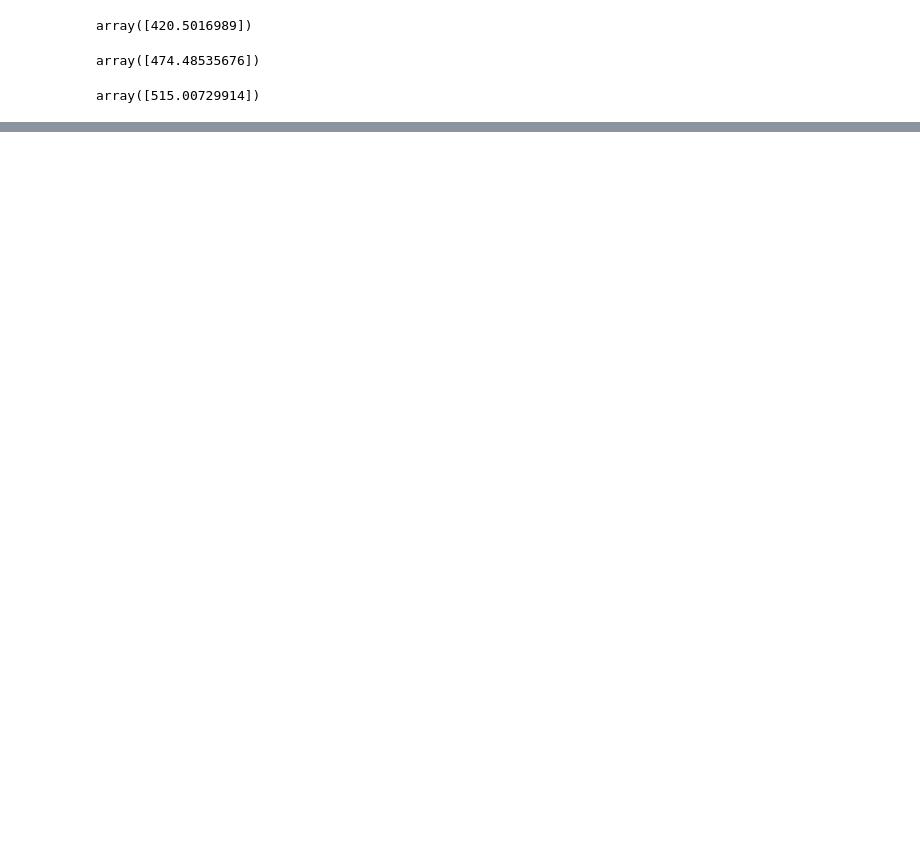
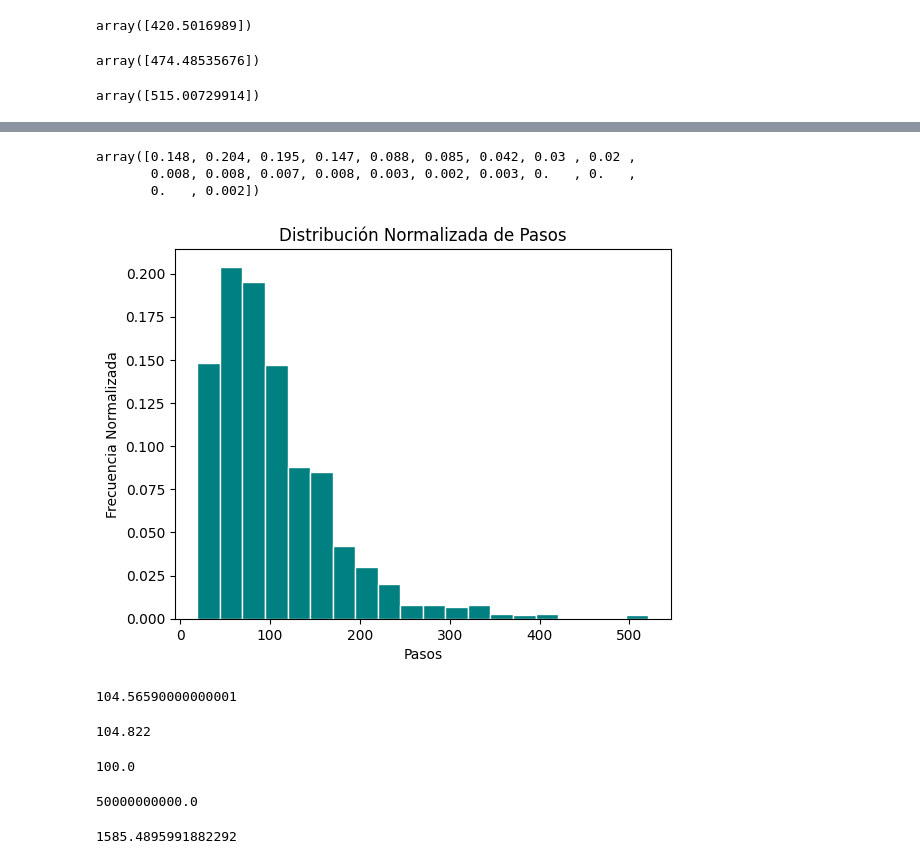
Before and after one commit to JSRV18/Dinosaurio-repository, a Jupyter notebook: Parcial3Dinosaurio.ipynb, the cells around one changed output, grey strips where cells are left out. Saved outputs shown, nothing was run; the diff lists cells and outputs as text; code cells hidden in the pictures; blank space fills up the shorter version.

```diff
--- a/Parcial3Dinosaurio.ipynb
+++ b/Parcial3Dinosaurio.ipynb
@@ -316,0 +487,53 @@ LogPosterior(1000,V)
+# %%
+# b)
+n = 20
+min_pasos, max_pasos = pasos_totales.min(), pasos_totales.max()
+clases = np.linspace(min_pasos, max_pasos, n + 1)
+puntos_medios = (clases[:-1] + clases[1:]) / 2
+# %%
+# c)
+frecuencias, _ = np.histogram(pasos_totales, bins=clases)
+frecuencias_normalizadas = frecuencias / N
+frecuencias_normalizadas
+# %% [output]
+array([0.148, 0.204, 0.195, 0.147, 0.088, 0.085, 0.042, 0.03 , 0.02 ,
+       0.008, 0.008, 0.007, 0.008, 0.003, 0.002, 0.003, 0.   , 0.   ,
+       0.   , 0.002])
+# %%
+plt.bar(puntos_medios, frecuencias_normalizadas, width=np.diff(clases), edgecolor="white", align="center", color="teal")
+plt.xlabel('Pasos')
+plt.ylabel('Frecuencia Normalizada')
+plt.title('Distribución Normalizada de Pasos')
+plt.show()
+# %% [output]
+[figure, added]
+# %%
+valor_esperado = np.sum(frecuencias_normalizadas * puntos_medios)
+valor_esperado
+# %% [output]
+104.56590000000001
+# %%
+Ve = np.mean(pasos_totales)
+Ve
+# %% [output]
+104.822
+# %%
+# f)
+Valor_pasos = (Rs/l)**2
+Valor_pasos
+# %% [output]
+100.0
+# %%
+# g)
+Lr = 0.000006
+Rsr = 700000
+c = 300000
+T = (Rs**2)/Lr*c
+T
+# %% [output]
+50000000000.0
+# %%
+anios = T / (60*60*24*365)
+anios
+# %% [output]
+1585.4895991882292
```
Also changed, not shown: parts of 31 cells of this notebook.
